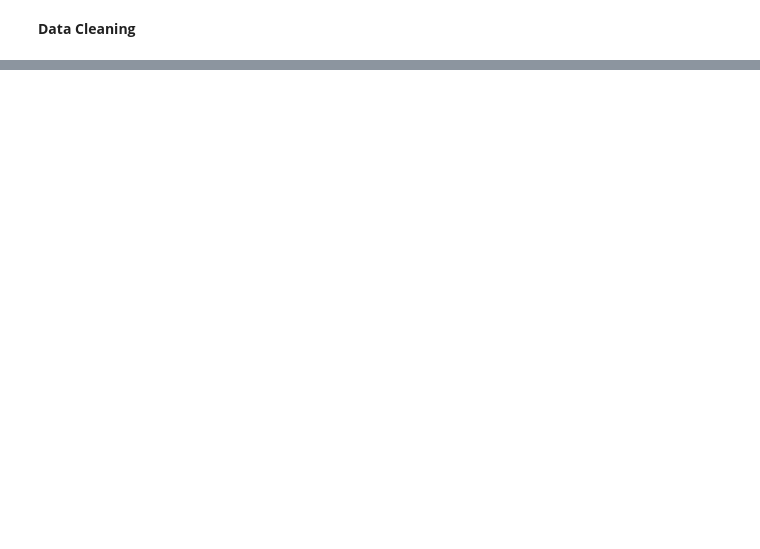
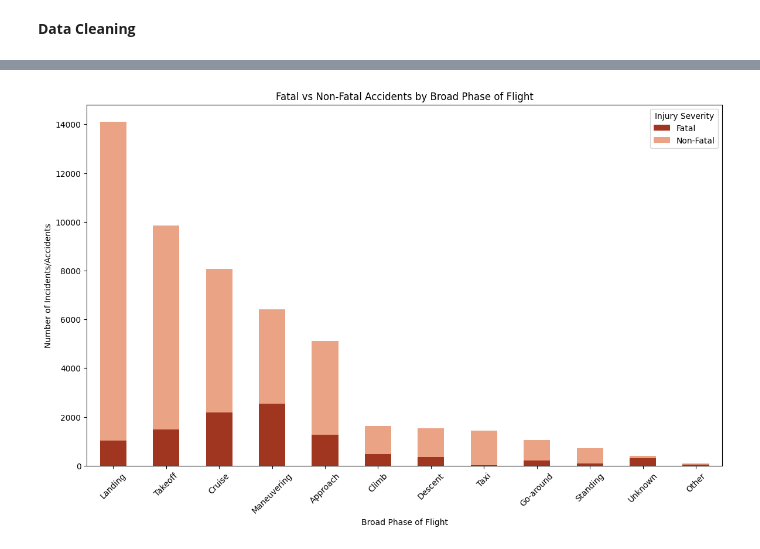
Before and after one commit to kaula12/Data_Science_Phase1_Project, a Jupyter notebook: student.ipynb, the cells around one changed output, grey strips where cells are left out. Cells and saved outputs as stored; diff of their text form; code cells hidden in the pictures; blank space fills up the shorter version.

Commit message:
Clean dataset & Flat notebook

```diff
--- a/student.ipynb
+++ b/student.ipynb
@@ -229,0 +459,3 @@ TypeError: dropna() takes 1 positional argument but 2 positional arguments (and
+# %%
+#Loading new clean dataset
+cdf = pd.read_csv('Cleaned_Aviation_Data.csv')
@@ -229,0 +549,3 @@ TypeError: dropna() takes 1 positional argument but 2 positional arguments (and
+# %%
+#Categorize injury suverity into two either fatal or non fatal
+cdf['Injury.Severity'] = cdf['Total.Fatal.Injuries'].apply(lambda x: 'Fatal' if x > 0 else 'Non-Fatal')
@@ -229,0 +632,20 @@ TypeError: dropna() takes 1 positional argument but 2 positional arguments (and
+# %%
+# Group by Broad.phase.of.flight and Injury.Severity, then unstack
+flight_phase_severity = cdf.groupby(['Broad.phase.of.flight', 'Injury.Severity']).size().unstack(fill_value=0)
+
+# Sort by total incidents in each phase for better visualization (optional)
+flight_phase_severity['Total'] = flight_phase_severity['Fatal'] + flight_phase_severity['Non-Fatal']
+flight_phase_severity = flight_phase_severity.sort_values(by='Total', ascending=False).drop(columns='Total')
+
+# Plotting the stacked bar chart
+fig, ax = plt.subplots(figsize=(14, 8))
+flight_phase_severity.plot(kind='bar', stacked=True, ax=ax, color={'Fatal': '#A13620', 'Non-Fatal': '#EBA386'})
+
+plt.title('Fatal vs Non-Fatal Accidents by Broad Phase of Flight')
+plt.xlabel('Broad Phase of Flight')
+plt.ylabel('Number of Incidents/Accidents')
+plt.xticks(rotation=45)
+plt.legend(title='Injury Severity')
+plt.show()
+# %% [output]
+[figure, added]
```
Also changed, not shown: parts of 67 cells of this notebook, 1 other file.
